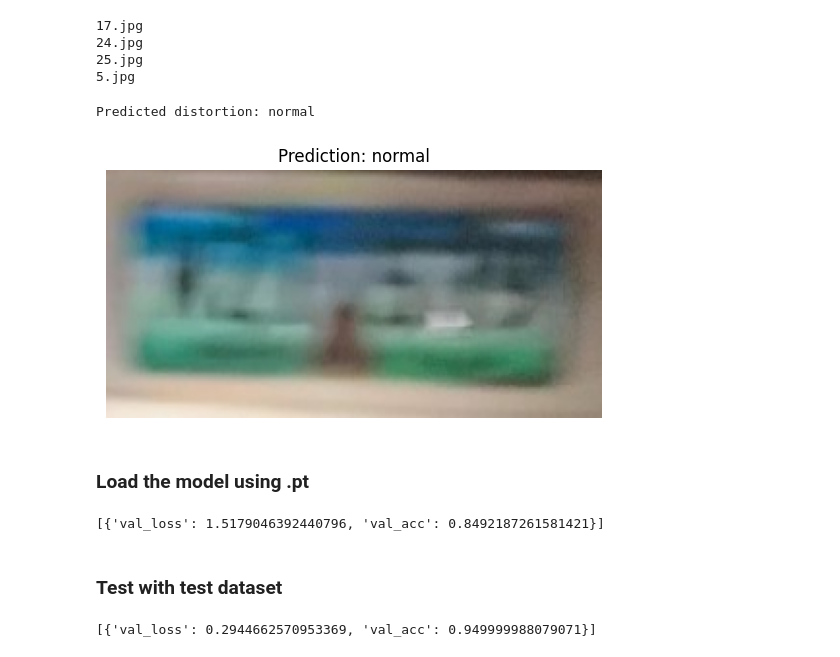
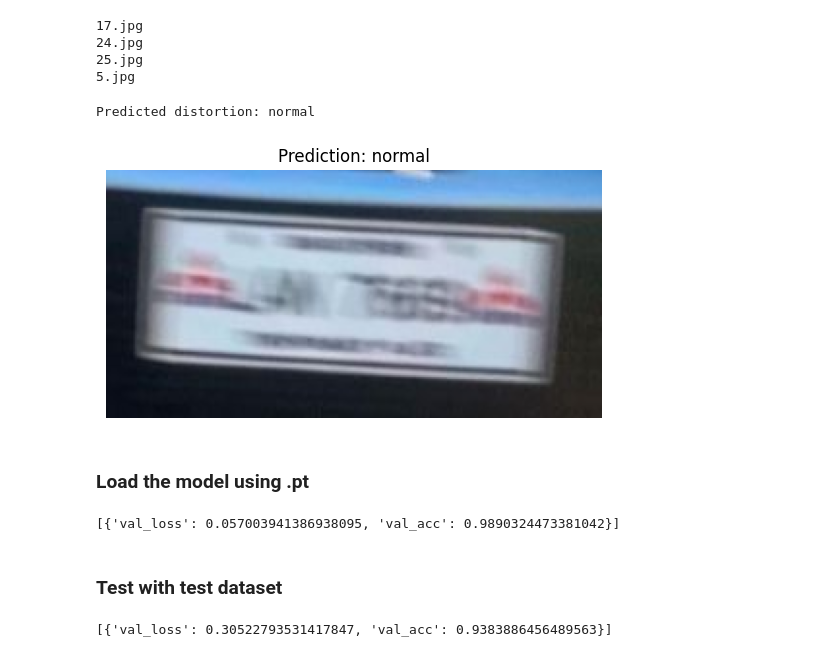
Before and after one commit to jansencruz23/LiPAD-License-Plate-Deblurring-and-Recognition, a Jupyter notebook: src/cnn/distortion_classifier.ipynb, the cells around one changed output. Drawn from its saved outputs; the diff is of its cells as text; code cells hidden in the pictures.

```diff
--- a/src/cnn/distortion_classifier.ipynb
+++ b/src/cnn/distortion_classifier.ipynb
@@ -428,21 +430,22 @@ transform = T.Compose([
     T.Normalize(*stats)
 ])
 
-img_path = os.path.join(DATA_DIR, 'test', 'h_blur', '25.jpg')
+loaded_model.eval()
+img_path = os.path.join(DATA_DIR, 'test', 'h_blur', '46.jpg')
 external_img = Image.open(img_path).convert('RGB')
 img_tensor = transform(external_img)
 # %%
-prediction = predict_image(img_tensor, model)
+prediction = predict_image(img_tensor, loaded_model)
 print(f'Predicted distortion: {prediction}')
 
 denorm_img = denormalize(img_tensor, *stats)[0].permute(1, 2, 0)
 plt.imshow(denorm_img)
 plt.axis('off')
 plt.title(f'Prediction: {prediction}')
 plt.show()
 # %% [output]
 Predicted distortion: normal
-[figure, old version]
+[figure, new version]
 # %% [markdown]
 ### Load the model using .pt
 # %%
@@ -451,9 +454,9 @@ loaded_model_wts = torch.load(os.path.join(ROOT_DIR, 'models', 'distortion_class
 loaded_model.load_state_dict(loaded_model_wts)
 loaded_model = to_device(loaded_model, device)
 # %%
-[evaluate(loaded_model, test_dl)]
+[evaluate(loaded_model, valid_dl)]
 # %% [output]
-[{'val_loss': 1.5179046392440796, 'val_acc': 0.8492187261581421}]
+[{'val_loss': 0.057003941386938095, 'val_acc': 0.9890324473381042}]
 # %%
 torch.cuda.empty_cache()
 # %% [markdown]
@@ -464,8 +467,8 @@ test_dl = DataLoader(test_ds, batch_size*4, num_workers=3, pin_memory=True)
 test_dl = DeviceDataLoader(test_dl, device)
 # %%
-[evaluate(model, test_dl)]
+[evaluate(loaded_model, test_dl)]
 # %% [output]
-[{'val_loss': 0.2944662570953369, 'val_acc': 0.949999988079071}]
+[{'val_loss': 0.30522793531417847, 'val_acc': 0.9383886456489563}]
 # %%
 all_preds = []
 all_labels = []
```
Also changed, not shown: parts of 5 cells of this notebook, 3 other files.
